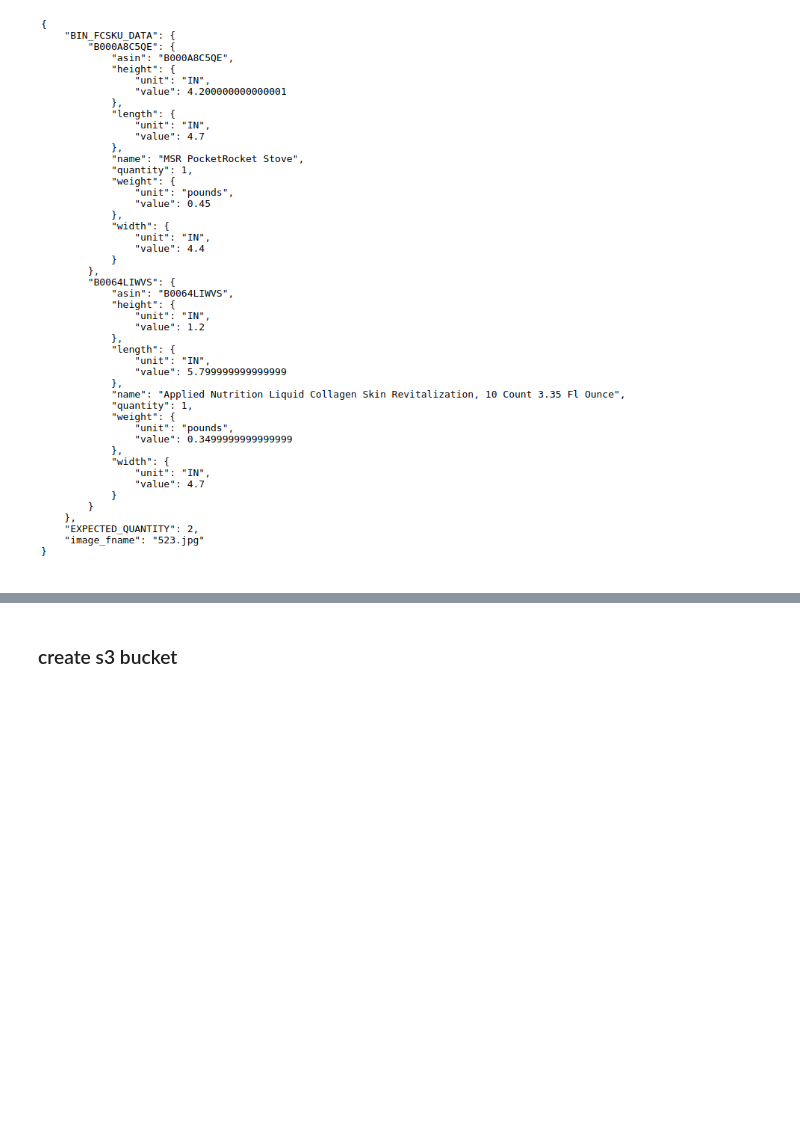
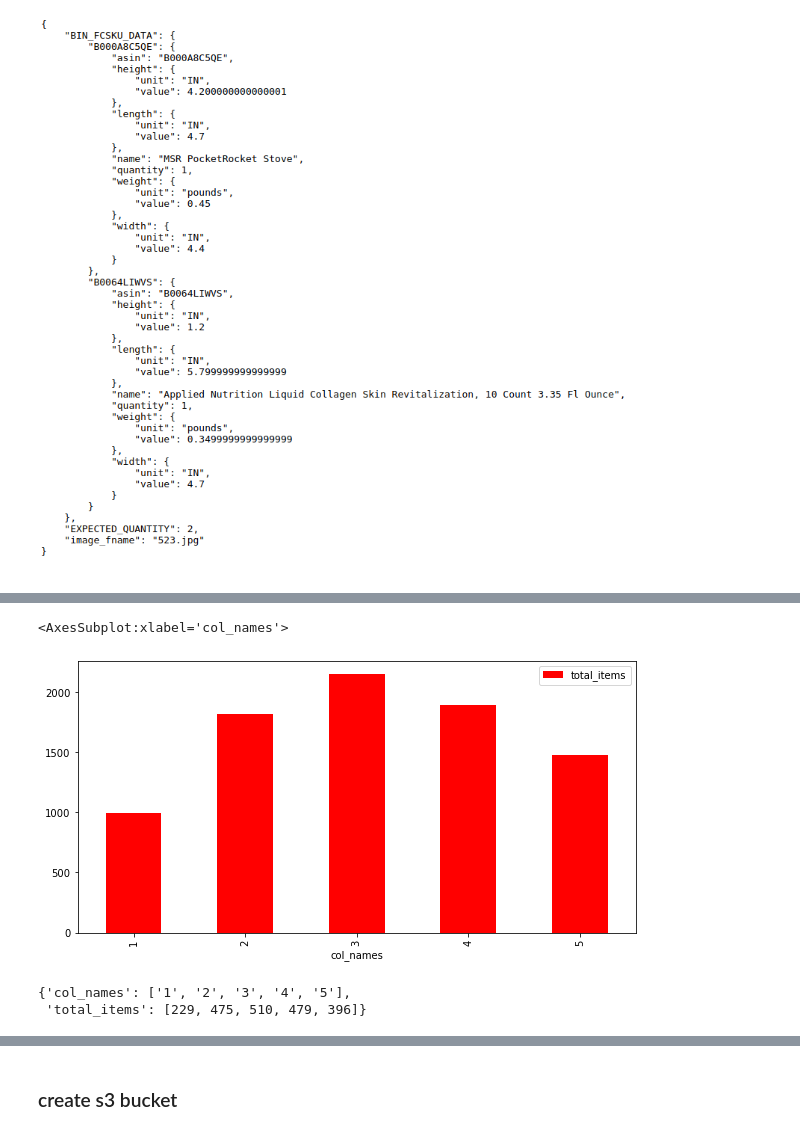
Before and after one commit to iKwesi/AWS-ML-ENGINEER, a Jupyter notebook: Inventory-Monitoring-Captsone/sagemaker.ipynb, the cells around one changed output, grey strips where cells are left out. Drawn from its saved outputs; the diff is of its cells as text; code cells hidden in the pictures; blank space fills up the shorter version.

Commit message:
added plots to main notebook

```diff
--- a/Inventory-Monitoring-Captsone/sagemaker.ipynb
+++ b/Inventory-Monitoring-Captsone/sagemaker.ipynb
@@ -157,0 +164,15 @@ Image.open(r"metadata.png")
+# %%
+# read json files and convert to dictionary with total count of items as values
+with open('train_list.json') as f:
+    train_json = json.load(f)
+
+train_plot = {
+    "col_names": [],
+    "total_items":[]
+}
+
+for key, value in train_json.items():
+    train_plot["col_names"].append(key)
+    train_plot["total_items"].append(len(value))
+
+train_plot
@@ -157,0 +182,5 @@ Image.open(r"metadata.png")
+# %%
+# create dataframe from dictionary
+
+df = pd.DataFrame(data=train_plot)
+df.head()
@@ -157,0 +194,27 @@ Image.open(r"metadata.png")
+# %%
+# plot bar graph
+
+df.plot(figsize=(10, 5),kind ='bar', x="col_names", y="total_items", color='red')
+# %% [output]
+<AxesSubplot:xlabel='col_names'>
+[figure, added]
+# %%
+# visualize test data
+
+# read json files and convert to dictionary with total count of items as values
+with open('test_list.json') as f:
+    test_json = json.load(f)
+
+test_plot = {
+    "col_names": [],
+    "total_items":[]
+}
+
+for key, value in test_json.items():
+    test_plot["col_names"].append(key)
+    test_plot["total_items"].append(len(value))
+
+test_plot
+# %% [output]
+{'col_names': ['1', '2', '3', '4', '5'],
+ 'total_items': [229, 475, 510, 479, 396]}
```
Also changed, not shown: parts of 21 cells of this notebook.
